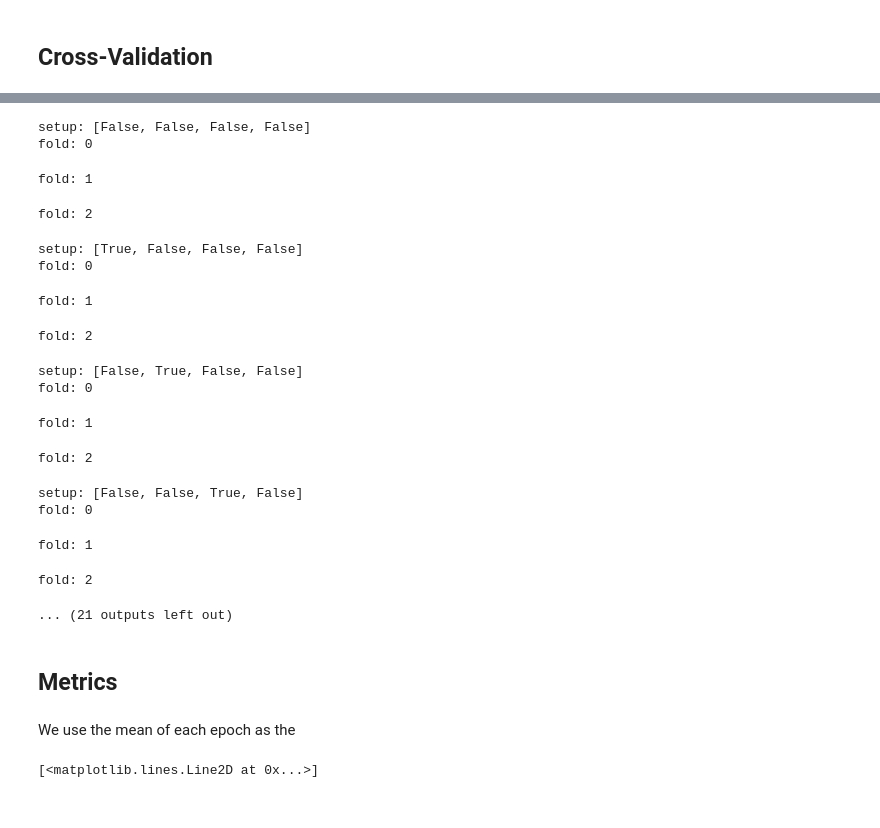
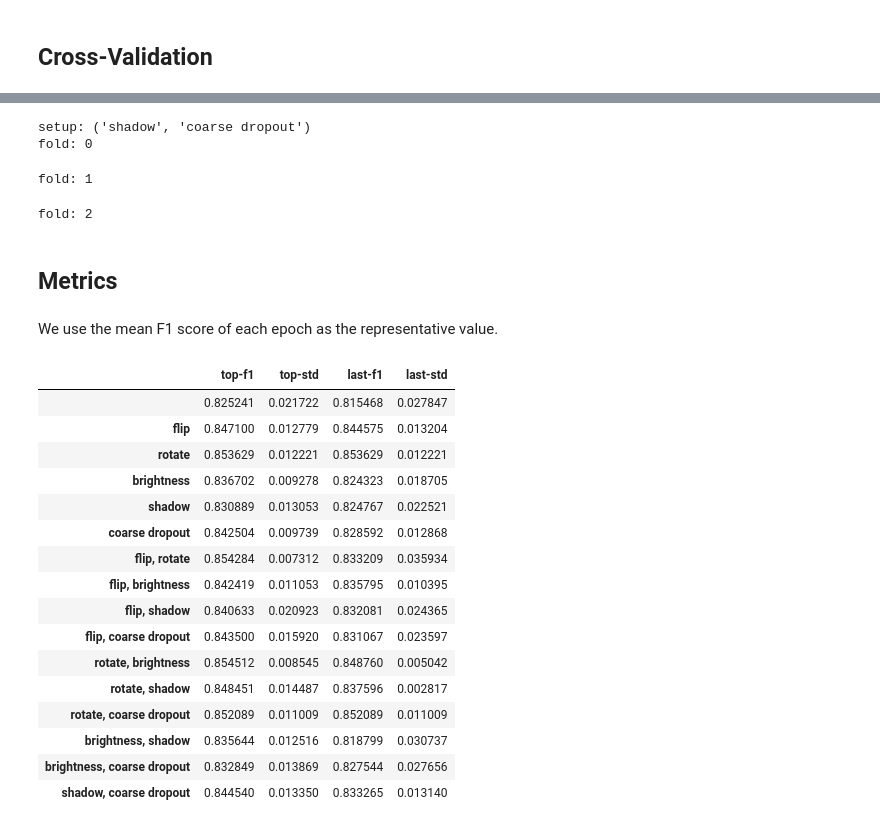
Before and after one commit to CS-433/ml-project-2-odds-oddities, a Jupyter notebook: notebooks/transformations.ipynb, the cells around one changed output, grey strips where cells are left out. Cells and saved outputs as stored; diff of their text form; code cells hidden in the pictures.

```diff
--- a/notebooks/transformations.ipynb
+++ b/notebooks/transformations.ipynb
@@ -90,13 +126,13 @@ LOADER_PARAMS = {
 # %%
 metric_dict = {}
 
-for setup in masks:
+for setup in transform_combinations:
 
+    clear_output(wait=True)
     print(f'setup: {str(setup)}')
 
     # get the picked tfs as list
-    tfs = added_tfs[np.array(setup)]
-    tf_selection = pd.Series(tfs).explode().tolist()
+    tf_selection = base_tf + [transforms_dict[t] for t in setup]
 
     k_fold = KFold(n_splits=K_FOLD, shuffle=True, random_state=SEED)
 
@@ -117,7 +153,7 @@ for setup in masks:
         valid_loader = DataLoader(train_dataset.set_tf(valid_tf), sampler=SubsetRandomSampler(val_idx), **LOADER_PARAMS)
 
         # Initialize model
-        model_ = smp.create_model("FPN", encoder_name=ENCODER, encoder_weights=ENCODER_WEIGHTS)
+        model_ = smp.create_model("DeepLabV3Plus", encoder_name=ENCODER, encoder_weights=ENCODER_WEIGHTS)
         criterion_ = smp.losses.DiceLoss(smp.losses.BINARY_MODE, from_logits=True)
         optimizer_ = torch.optim.Adam(model_.parameters(), lr=0.0005)
         scheduler_ = torch.optim.lr_scheduler.CosineAnnealingLR(
@@ -134,44 +170,58 @@ for setup in masks:
         training_f1_matrix.append(np.array(train_f1s))
         validation_f1_matrix.append(np.array(valid_f1s))
 
-    setup_transformations = np.array(col_names)[np.array(setup)]
-    metric_dict[str(setup_transformations)] = validation_f1_matrix
+    metric_dict[", ".join(setup)] = validation_f1_matrix
 # %% [output]
-setup: [False, False, False, False]
+setup: ('shadow', 'coarse dropout')
 fold: 0
 fold: 1
 fold: 2
-setup: [True, False, False, False]
-fold: 0
-fold: 1
-fold: 2
-setup: [False, True, False, False]
-fold: 0
-fold: 1
-fold: 2
-setup: [False, False, True, False]
-fold: 0
-fold: 1
-fold: 2
-... (21 outputs left out)
 # %% [markdown]
 ## Metrics
 # %% [markdown]
-We use the mean of each epoch as the
+We use the mean F1 score of each epoch as the representative value.
 # %%
 f1s = []
 last_f1s = []
 std_devs = []
+last_std_devs = []
 
 for matrix in metric_dict.values():
+    # Each matrix corresponds to all the k-fold results of one transform
     matrix = np.array(matrix)
+
+    # Find the mean F1 of each epoch
     mean_per_epoch = matrix.mean(axis=0)
 
+    # Save the F1 and std of the best epoch
     best_epoch = mean_per_epoch.argmax()
-    best_f1 = mean_per_epoch.max()
+    f1s.append(mean_per_epoch.max())
+    std_devs.append(matrix[:, best_epoch].std())
 
-    f1s.append(mean_per_epoch.max())
+    # Save the F1 and std of the last epoch
     last_f1s.append(matrix[:,-1].mean())
-    std_devs.append(matrix[:, best_epoch].std())
+    last_std_devs.append(matrix[:,-1].std())
 # %%
-final_df = pd.DataFrame(index=metric_dict.keys(), columns=['top-f1', 'last-f1', 'std'], data=np.array([f1s, last_f1s, std_devs]).T)
+# Construct a pandas df
+final_df = pd.DataFrame(index=metric_dict.keys(), columns=['top-f1', 'top-std', 'last-f1', 'last-std'], data=np.array([f1s, std_devs, last_f1s, last_std_devs]).T)
+# Use timestamp in file name to avoid accidentally overwriting important results
+final_df.to_csv(os.path.join(ROOT_PATH, 'data', 'results', 'transforms', f'transform_results_{int(time.time())}.csv'))
+final_df
+# %% [output]
+|  | top-f1 | top-std | last-f1 | last-std |
+|  | 0.825241 | 0.021722 | 0.815468 | 0.027847 |
+| flip | 0.847100 | 0.012779 | 0.844575 | 0.013204 |
+| rotate | 0.853629 | 0.012221 | 0.853629 | 0.012221 |
+| brightness | 0.836702 | 0.009278 | 0.824323 | 0.018705 |
+| shadow | 0.830889 | 0.013053 | 0.824767 | 0.022521 |
+| coarse dropout | 0.842504 | 0.009739 | 0.828592 | 0.012868 |
+| flip, rotate | 0.854284 | 0.007312 | 0.833209 | 0.035934 |
+| flip, brightness | 0.842419 | 0.011053 | 0.835795 | 0.010395 |
+| flip, shadow | 0.840633 | 0.020923 | 0.832081 | 0.024365 |
+| flip, coarse dropout | 0.843500 | 0.015920 | 0.831067 | 0.023597 |
+| rotate, brightness | 0.854512 | 0.008545 | 0.848760 | 0.005042 |
+| rotate, shadow | 0.848451 | 0.014487 | 0.837596 | 0.002817 |
+| rotate, coarse dropout | 0.852089 | 0.011009 | 0.852089 | 0.011009 |
+| brightness, shadow | 0.835644 | 0.012516 | 0.818799 | 0.030737 |
+| brightness, coarse dropout | 0.832849 | 0.013869 | 0.827544 | 0.027656 |
+| shadow, coarse dropout | 0.844540 | 0.013350 | 0.833265 | 0.013140 |
@@ -181,4 +227,0 @@ final_df.to_csv(ROOT_PATH + "/transformation_result_20iterations.csv")
-# %%
-final_df
-# %% [output]
-[<matplotlib.lines.Line2D at 0x...>]
```
Also changed, not shown: parts of 13 cells of this notebook, 2 other files.
